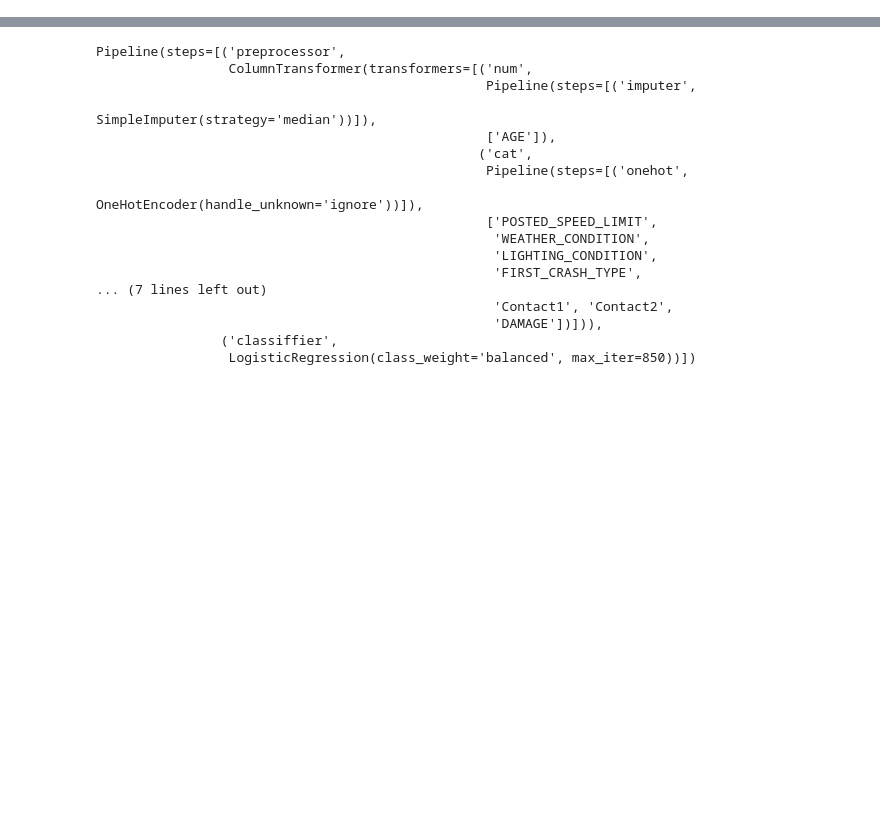
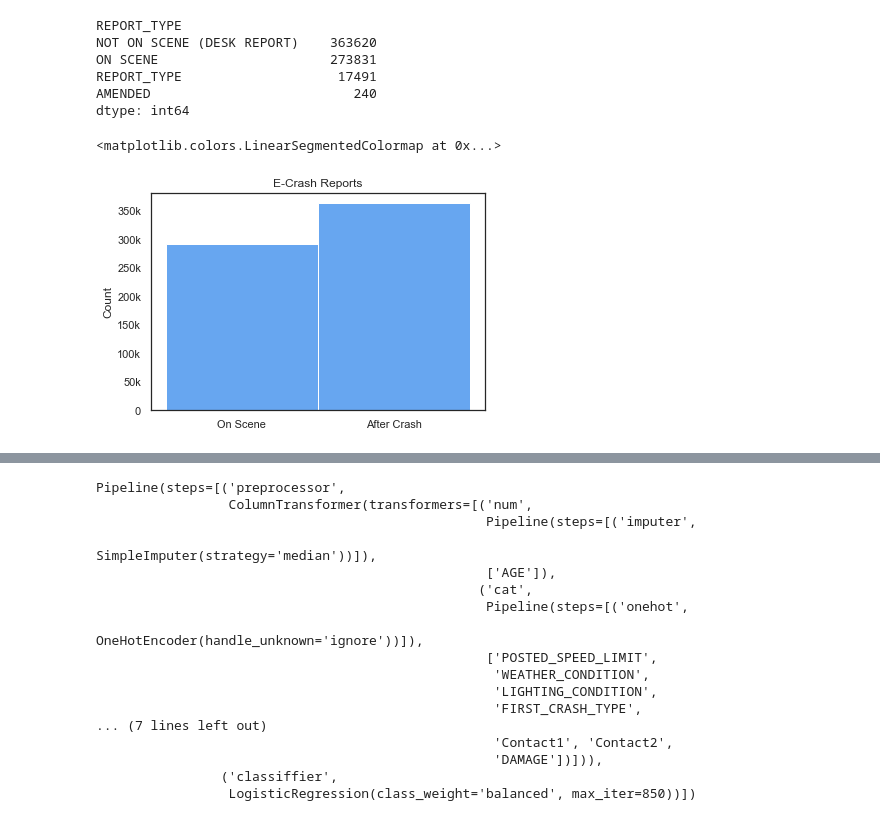
Before and after one commit to ClayHunn/Phase3Project, a Jupyter notebook: modeling.ipynb, the cells around one changed output, grey strips where cells are left out. Saved outputs shown, nothing was run; the diff lists cells and outputs as text; code cells hidden in the pictures; blank space fills up the shorter version.

```diff
--- a/modeling.ipynb
+++ b/modeling.ipynb
@@ -25,3 +26,14 @@ from sklearn.dummy import DummyClassifier
 df_crashes = pd.read_csv('data/Traffic_Crashes_-_Crashes.csv', index_col='CRASH_RECORD_ID')
 df_people = pd.read_csv('data/Traffic_Crashes_-_People.csv', index_col='CRASH_RECORD_ID')
 df_vehicles = pd.read_csv('data/Traffic_Crashes_-_Vehicles.csv', index_col='CRASH_RECORD_ID')
+# %%
+df_crashes = df_crashes.fillna('REPORT_TYPE')
+# %%
+df_crashes.value_counts('REPORT_TYPE')
+# %% [output]
+REPORT_TYPE
+NOT ON SCENE (DESK REPORT)    363620
+ON SCENE                      273831
+REPORT_TYPE                    17491
+AMENDED                          240
+dtype: int64
@@ -28,3 +42,16 @@ df_vehicles = pd.read_csv('data/Traffic_Crashes_-_Vehicles.csv', index_col='CRAS
+# %%
+sns.set_theme(style ='white', palette='Blues')
+sns.color_palette("Blues", as_cmap=True)
+# %% [output]
+<matplotlib.colors.LinearSegmentedColormap at 0x...>
+# %%
+hist = sns.histplot(data=df_crashes, x='REPORT_TYPE', color='#3489eb')
+
+hist.set(xlabel=None,ylabel='Count', title='E-Crash Reports');
+hist.set(xticklabels=['On Scene', 'After Crash'])
+hist.set(yticklabels=['0', '50k', '100k', '150k', '200k', '250k', '300k', '350k']);
+# %% [output]
+[figure, added]
 # %%
 #Here we are dropping columns either not relevant, too difficult to work with, or repetitive.
 crashes_columns_drop = df_crashes[['CRASH_DATE', 'CRASH_HOUR', 'CRASH_DAY_OF_WEEK', 'RD_NO', 'CRASH_DATE_EST_I', 'DATE_POLICE_NOTIFIED','TRAFFIC_CONTROL_DEVICE',
```
Also changed, not shown: parts of 29 cells of this notebook.
